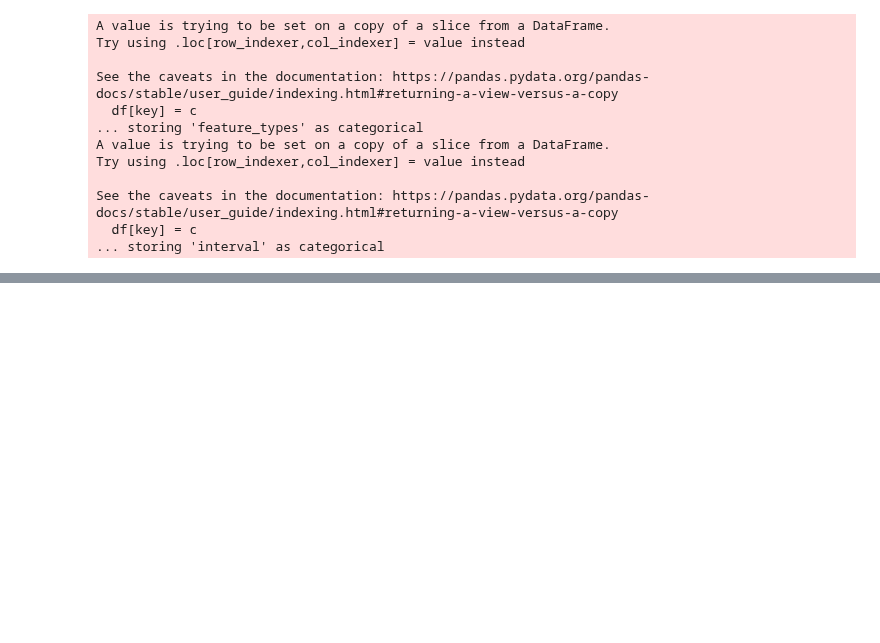
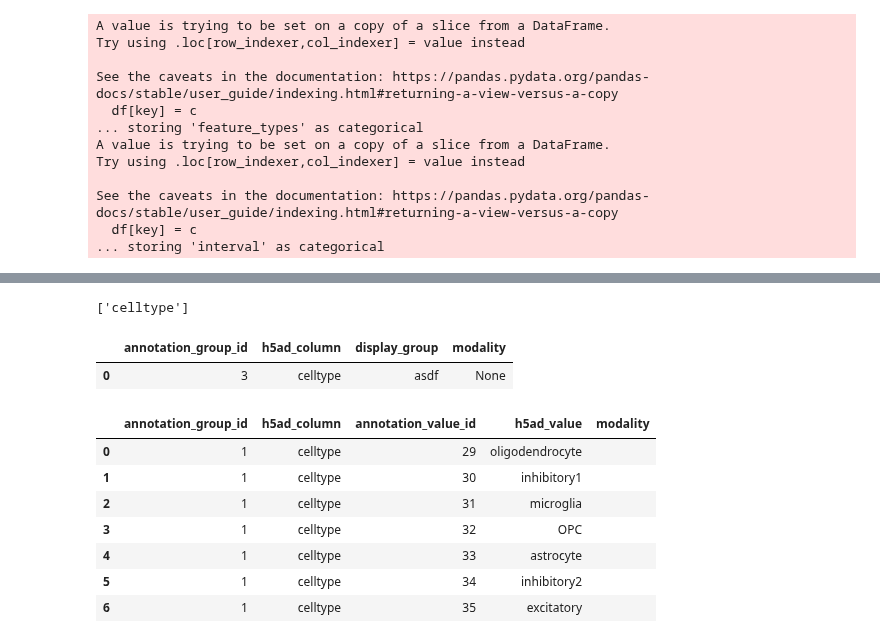
Before and after one commit to Bayer-Group/cellenium, a Jupyter notebook: data_import/public_data/3k_brain_cells.ipynb, the cells around one changed output, grey strips where cells are left out. Saved outputs shown, nothing was run; the diff lists cells and outputs as text; code cells hidden in the pictures; blank space fills up the shorter version.

```diff
--- a/data_import/public_data/3k_brain_cells.ipynb
+++ b/data_import/public_data/3k_brain_cells.ipynb
@@ -492,0 +490,5 @@ DETAIL:  Key (study_id)=(1) is not present in table "study".
+# %%
+atac.uns['cellenium']['main_sample_attributes']
+rna.uns['cellenium']['main_sample_attributes']
+# %% [output]
+['celltype']
@@ -492,0 +499,22 @@ DETAIL:  Key (study_id)=(1) is not present in table "study".
+# %%
+pd.read_sql("""select * FROM annotation_group WHERE modality IS NULL and h5ad_column = ANY('{celltype}')""", engine)
+# %% [output]
+|  | annotation_group_id | h5ad_column | display_group | modality |
+| 0 | 3 | celltype | asdf | None |
+# %%
+
+ pd.read_sql("""select a.annotation_group_id, a.h5ad_column, av.annotation_value_id, av.h5ad_value, a.modality
+                from annotation_group a
+                join annotation_value av on av.annotation_group_id = a.annotation_group_id
+                WHERE modality = ''
+ """, engine,
+                                               params={'h5ad_columns': ['celltype']})
+# %% [output]
+|  | annotation_group_id | h5ad_column | annotation_value_id | h5ad_value | modality |
+| 0 | 1 | celltype | 29 | oligodendrocyte |  |
+| 1 | 1 | celltype | 30 | inhibitory1 |  |
+| 2 | 1 | celltype | 31 | microglia |  |
+| 3 | 1 | celltype | 32 | OPC |  |
+| 4 | 1 | celltype | 33 | astrocyte |  |
+| 5 | 1 | celltype | 34 | inhibitory2 |  |
+| 6 | 1 | celltype | 35 | excitatory |  |
```
Also changed, not shown: parts of 54 cells of this notebook, 6 other files.
